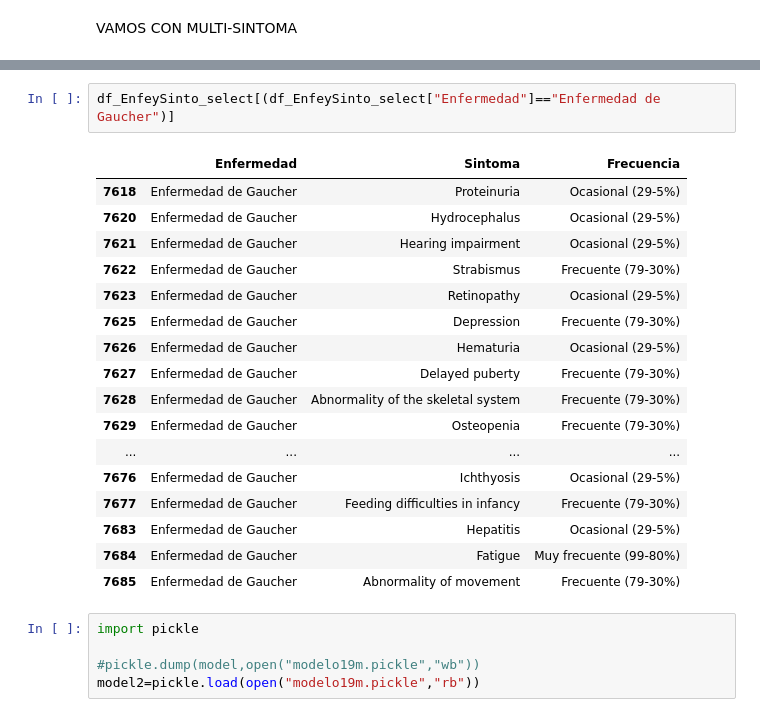
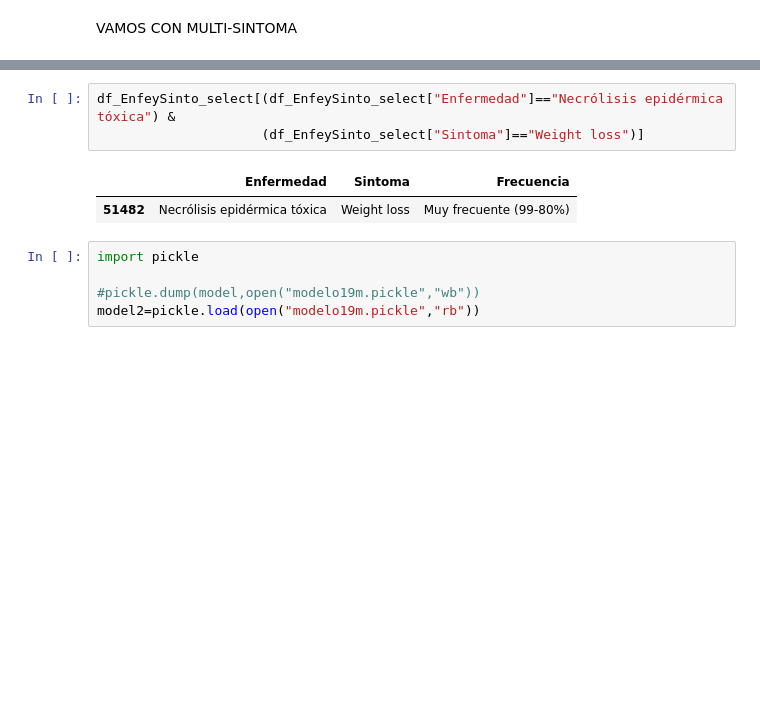
Before and after one commit to gpalomares2022/Kedro_real_project, a Jupyter notebook: notebooks/NotebookTFM16M.ipynb, the cells around one changed output, grey strips where cells are left out. Cells and saved outputs as stored; diff of their text form; blank space fills up the shorter version.

```diff
--- a/notebooks/NotebookTFM16M.ipynb
+++ b/notebooks/NotebookTFM16M.ipynb
@@ -739,24 +735,10 @@ Name: Enfermedad, dtype: object, 1402    Gangliosidosis GM1
 Name: Enfermedad, dtype: object]
 # %%
-df_EnfeySinto_select[(df_EnfeySinto_select["Enfermedad"]=="Enfermedad de Gaucher")]
+df_EnfeySinto_select[(df_EnfeySinto_select["Enfermedad"]=="Necrólisis epidérmica tóxica") &
+                     (df_EnfeySinto_select["Sintoma"]=="Weight loss")]
 # %% [output]
 |  | Enfermedad | Sintoma | Frecuencia |
-| 7618 | Enfermedad de Gaucher | Proteinuria | Ocasional (29-5%) |
-| 7620 | Enfermedad de Gaucher | Hydrocephalus | Ocasional (29-5%) |
-| 7621 | Enfermedad de Gaucher | Hearing impairment | Ocasional (29-5%) |
-| 7622 | Enfermedad de Gaucher | Strabismus | Frecuente (79-30%) |
-| 7623 | Enfermedad de Gaucher | Retinopathy | Ocasional (29-5%) |
-| 7625 | Enfermedad de Gaucher | Depression | Frecuente (79-30%) |
-| 7626 | Enfermedad de Gaucher | Hematuria | Ocasional (29-5%) |
-| 7627 | Enfermedad de Gaucher | Delayed puberty | Frecuente (79-30%) |
-| 7628 | Enfermedad de Gaucher | Abnormality of the skeletal system | Frecuente (79-30%) |
-| 7629 | Enfermedad de Gaucher | Osteopenia | Frecuente (79-30%) |
-| ... | ... | ... | ... |
-| 7676 | Enfermedad de Gaucher | Ichthyosis | Ocasional (29-5%) |
-| 7677 | Enfermedad de Gaucher | Feeding difficulties in infancy | Frecuente (79-30%) |
-| 7683 | Enfermedad de Gaucher | Hepatitis | Ocasional (29-5%) |
-| 7684 | Enfermedad de Gaucher | Fatigue | Muy frecuente (99-80%) |
-| 7685 | Enfermedad de Gaucher | Abnormality of movement | Frecuente (79-30%) |
+| 51482 | Necrólisis epidérmica tóxica | Weight loss | Muy frecuente (99-80%) |
 # %%
 import pickle
 
```
Also changed, not shown: parts of 9 cells of this notebook, 3 other files.
